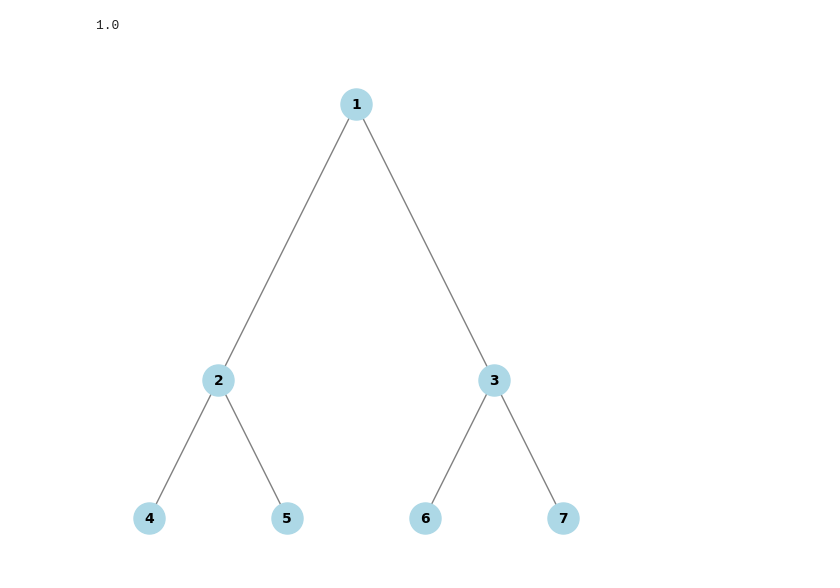
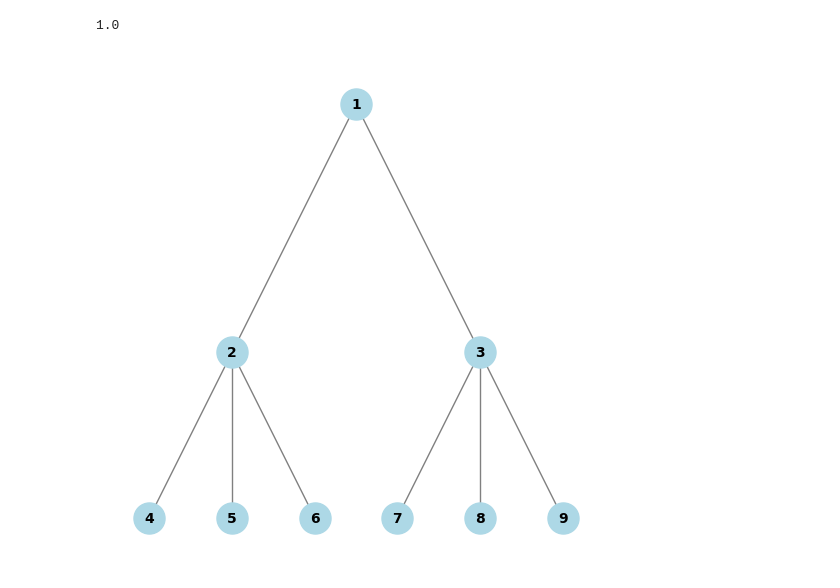
Before and after one commit to cgs2155/RandomCycles, a Jupyter notebook: proto.ipynb, the cells around one changed output. Cells and saved outputs as stored; diff of their text form; code cells hidden in the pictures.

```diff
--- a/proto.ipynb
+++ b/proto.ipynb
@@ -8,7 +6,11 @@ tree =generate_good_tree([2,2])
+# %%
+X = [3,2]
+
+tree =generate_good_tree(X)
 # %%
-pl_graph(tree,positions=tree_coords([2,2]))
+pl_graph(tree,positions=tree_coords(X))
 # %% [output]
 1.0
-[figure, old version]
+[figure, new version]
 # %%
 rand = generate_random_cycle_graph(tree)
```
Also changed, not shown: parts of 16 cells of this notebook, 4 other files.
